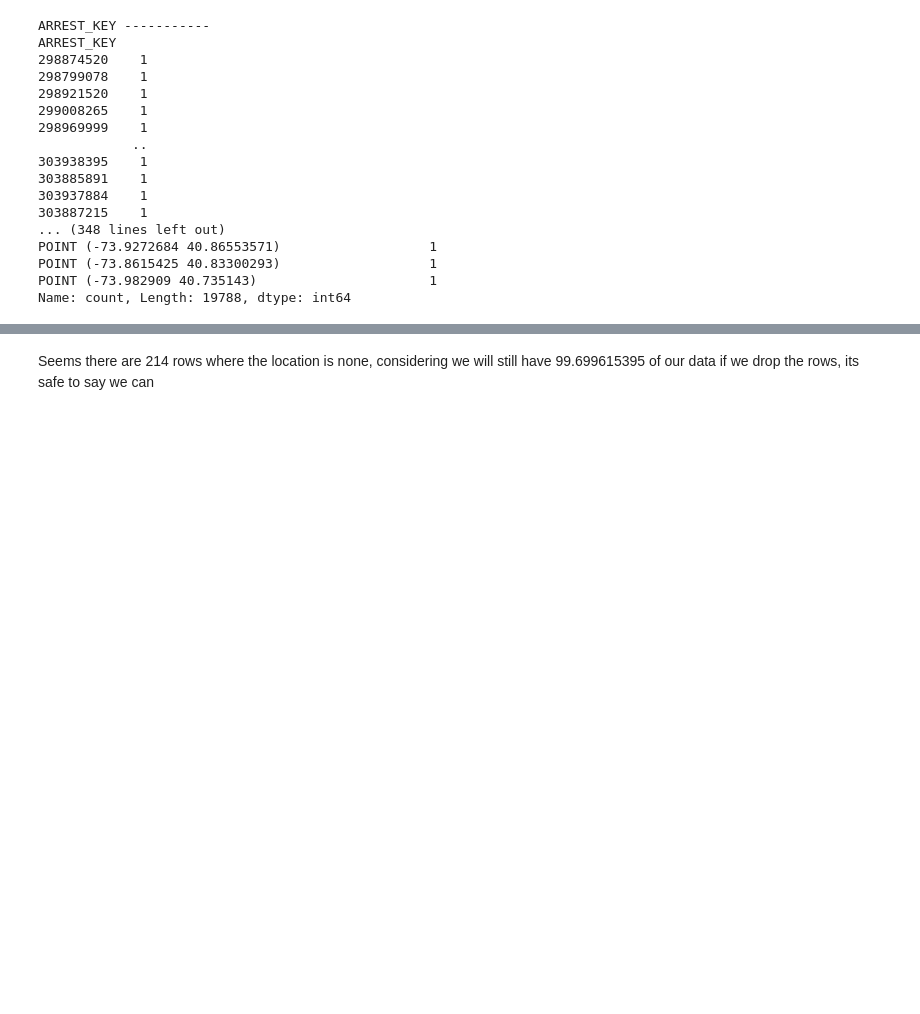
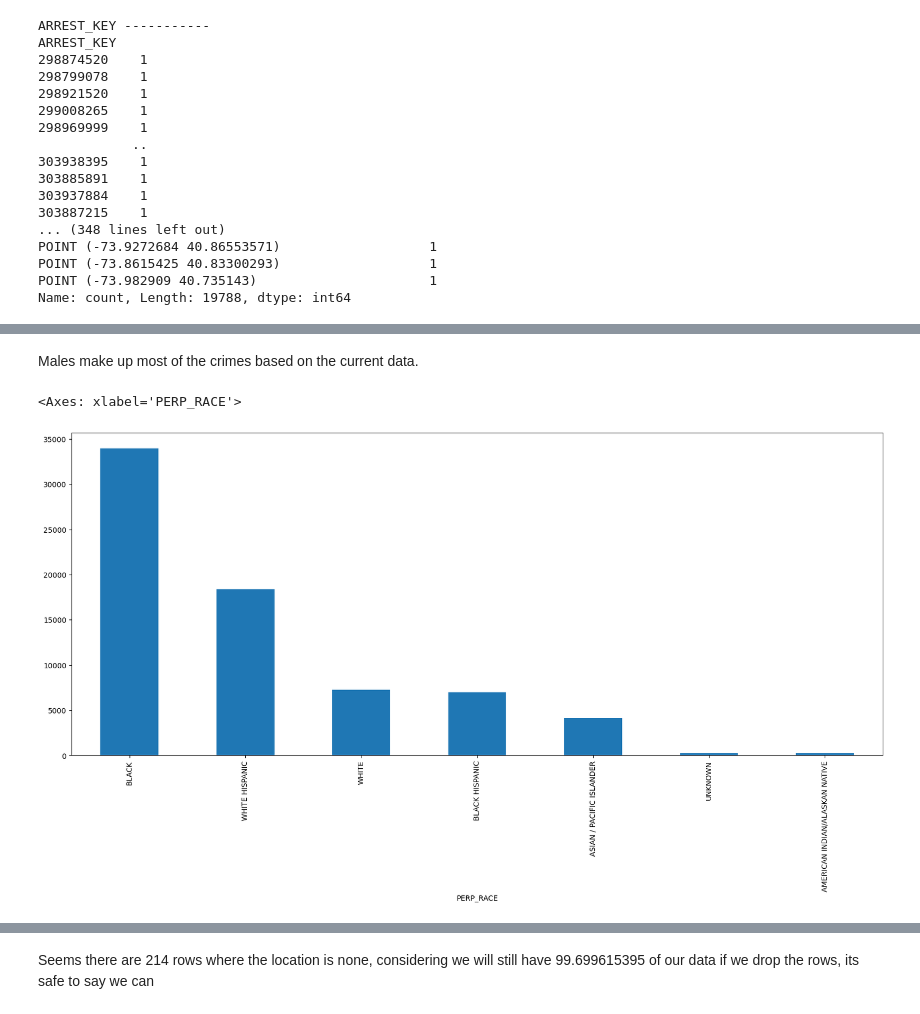
Before and after one commit to drod75/nyc-arrests-analysis, a Jupyter notebook: notebooks/explanatory.ipynb, the cells around one changed output, grey strips where cells are left out. Saved outputs shown, nothing was run; the diff lists cells and outputs as text; code cells hidden in the pictures; blank space fills up the shorter version.

```diff
--- a/notebooks/explanatory.ipynb
+++ b/notebooks/explanatory.ipynb
@@ -88,0 +118,8 @@ Name: count, Length: 19788, dtype: int64
+# %% [markdown]
+Males make up most of the crimes based on the current data.
+# %%
+plt.figure(figsize=(20,8))
+df['PERP_RACE'].value_counts().plot.bar()
+# %% [output]
+<Axes: xlabel='PERP_RACE'>
+[figure, added]
```
Also changed, not shown: parts of 16 cells of this notebook, 1 other file.
